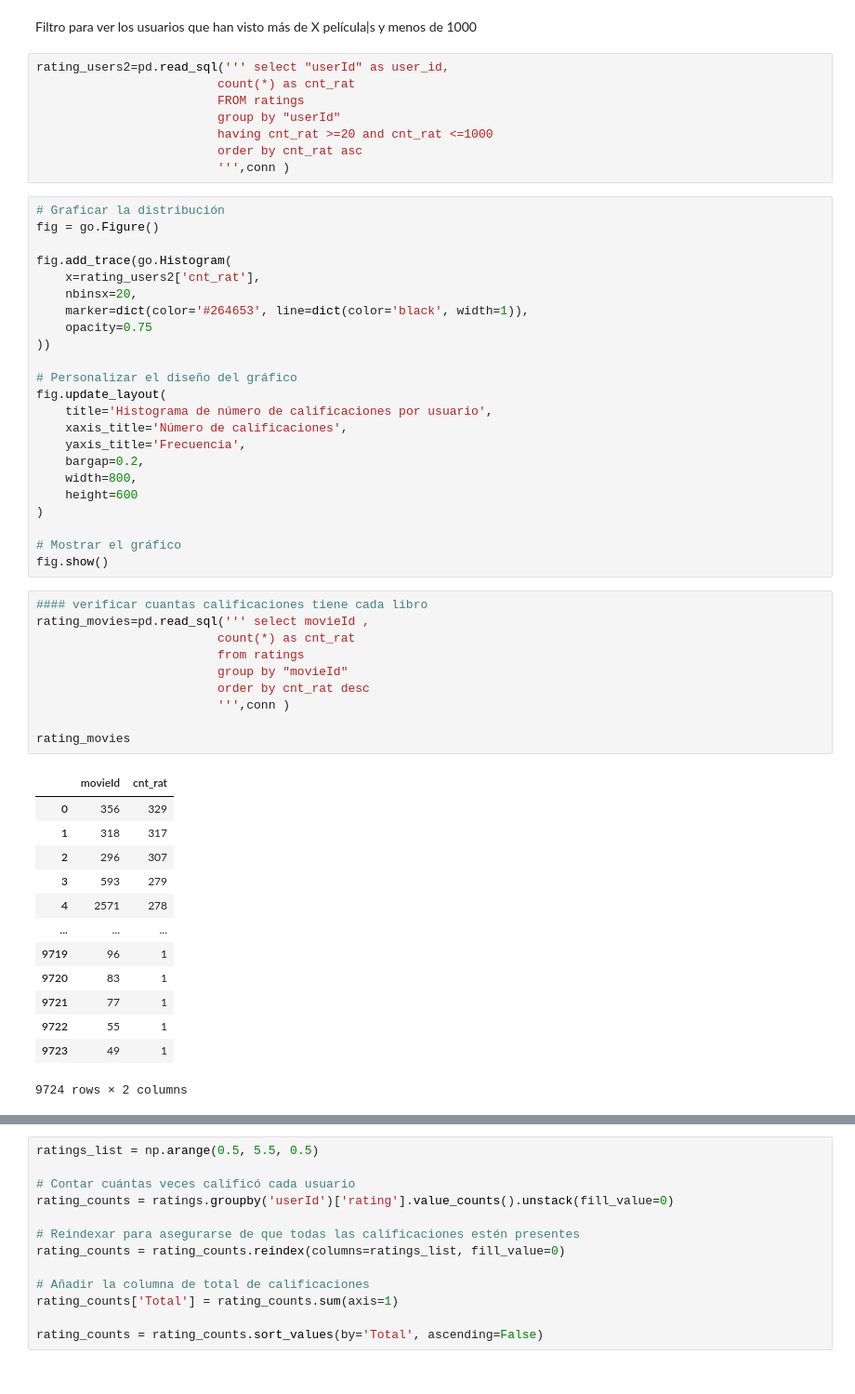
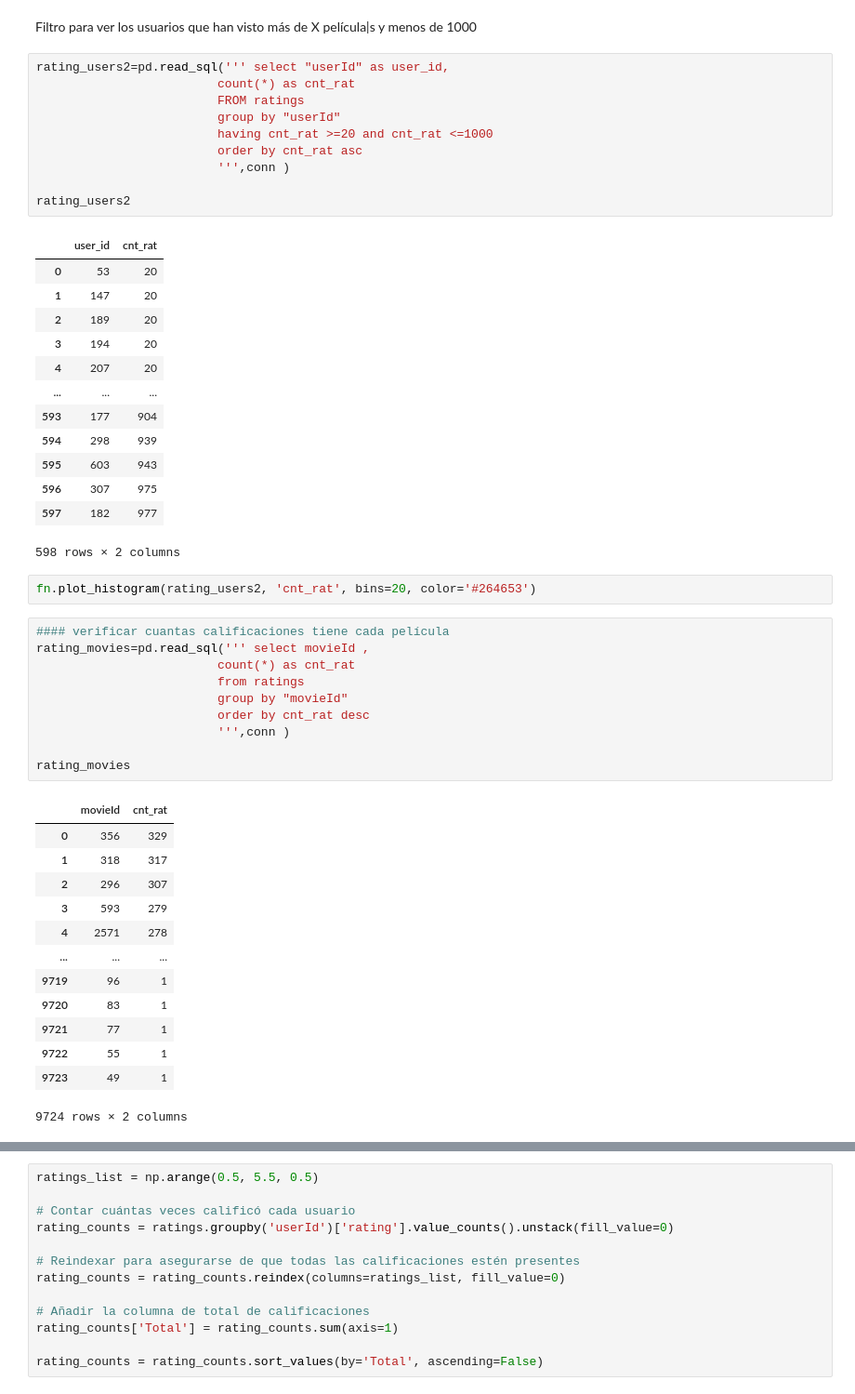
Before and after one commit to estebancardona1/ProyectoMarketing, a Jupyter notebook: b_exploracion_limpieza.ipynb, the cells around one changed output, grey strips where cells are left out. Shown at 93% size. Saved outputs shown, nothing was run; the diff lists cells and outputs as text.

```diff
--- a/b_exploracion_limpieza.ipynb
+++ b/b_exploracion_limpieza.ipynb
@@ -261,36 +240,31 @@ Filtro para ver los usuarios que han visto más de X película|s y menos de 1000
 # %%
 rating_users2=pd.read_sql(''' select "userId" as user_id,
                          count(*) as cnt_rat
                          FROM ratings
                          group by "userId"
                          having cnt_rat >=20 and cnt_rat <=1000
                          order by cnt_rat asc
                          ''',conn )
+
+rating_users2
+# %% [output]
+|  | user_id | cnt_rat |
+| 0 | 53 | 20 |
+| 1 | 147 | 20 |
+| 2 | 189 | 20 |
+| 3 | 194 | 20 |
+| 4 | 207 | 20 |
+| ... | ... | ... |
+| 593 | 177 | 904 |
+| 594 | 298 | 939 |
+| 595 | 603 | 943 |
+| 596 | 307 | 975 |
+| 597 | 182 | 977 |
+598 rows × 2 columns
-# %%
-# Graficar la distribución
-fig = go.Figure()
-
-fig.add_trace(go.Histogram(
-    x=rating_users2['cnt_rat'],
-    nbinsx=20,
-    marker=dict(color='#264653', line=dict(color='black', width=1)),
-    opacity=0.75
-))
-
-# Personalizar el diseño del gráfico
-fig.update_layout(
-    title='Histograma de número de calificaciones por usuario',
-    xaxis_title='Número de calificaciones',
-    yaxis_title='Frecuencia',
-    bargap=0.2,
-    width=800,
-    height=600
-)
-
-# Mostrar el gráfico
-fig.show()
+# %%
+fn.plot_histogram(rating_users2, 'cnt_rat', bins=20, color='#264653')
 # %%
-#### verificar cuantas calificaciones tiene cada libro
+#### verificar cuantas calificaciones tiene cada película
 rating_movies=pd.read_sql(''' select movieId ,
                          count(*) as cnt_rat
                          from ratings
```
Also changed, not shown: parts of 17 cells of this notebook, 3 other files.
